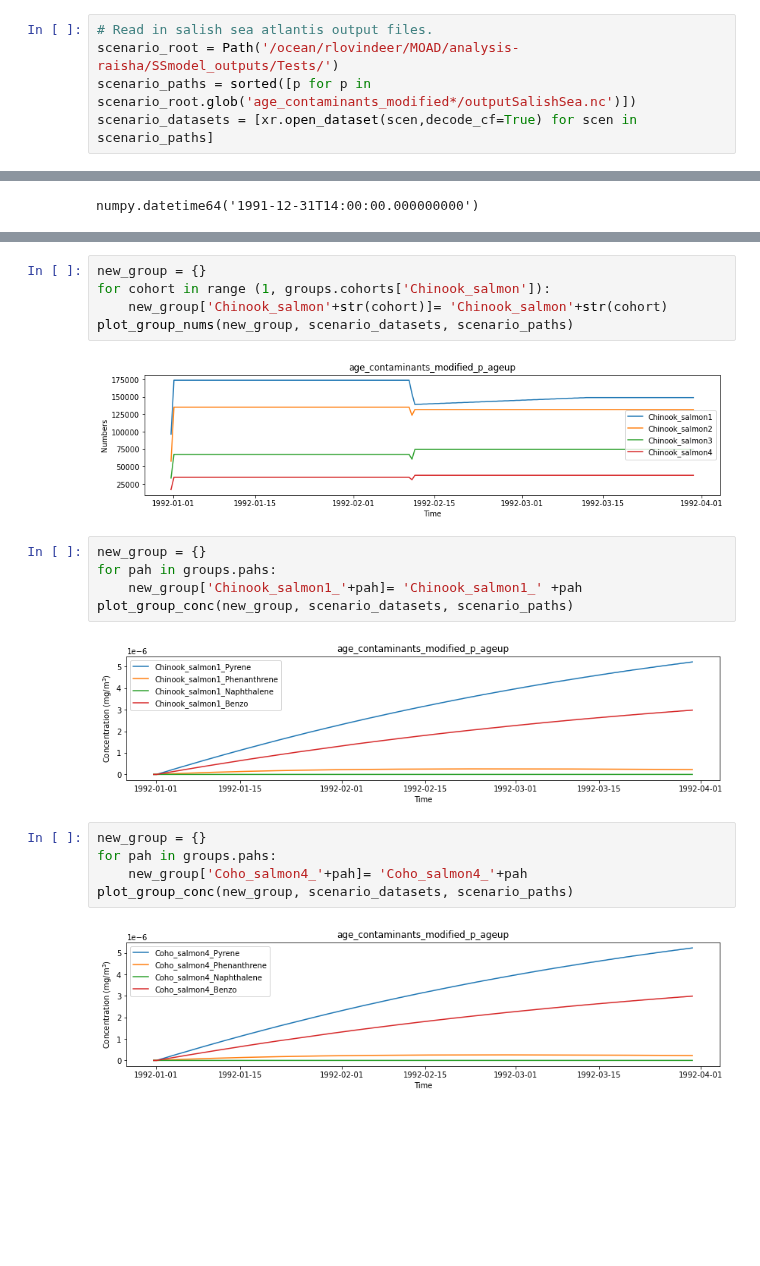
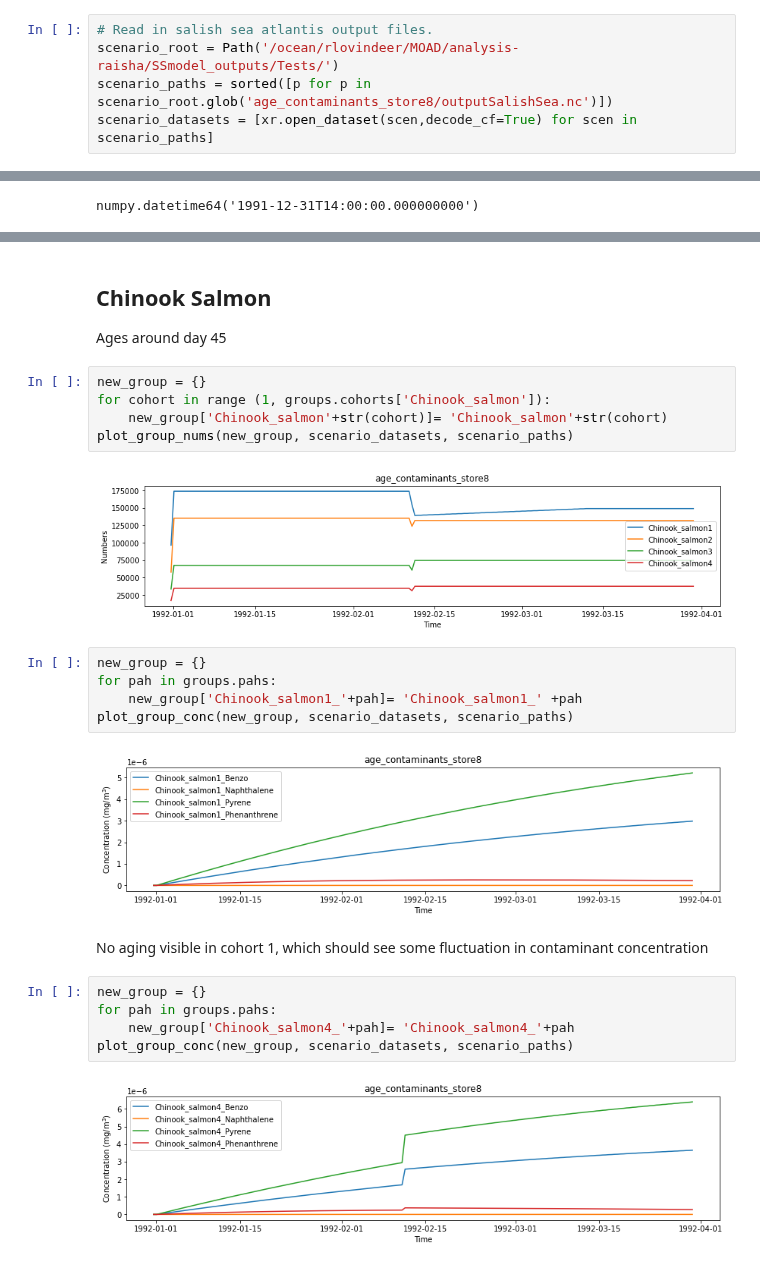
Before and after one commit to SS-Atlantis/analysis-raisha, a Jupyter notebook: notebooks/SSAM-debug-age-structured.ipynb, the cells around one changed output, grey strips where cells are left out. Cells and saved outputs as stored; diff of their text form; blank space fills up the shorter version.

```diff
--- a/notebooks/SSAM-debug-age-structured.ipynb
+++ b/notebooks/SSAM-debug-age-structured.ipynb
@@ -46,7 +46,7 @@ time = np.ma.filled(control.variables['t'], np.nan)
 # %%
 # Read in salish sea atlantis output files.
 scenario_root = Path('/ocean/rlovindeer/MOAD/analysis-raisha/SSmodel_outputs/Tests/')
-scenario_paths = sorted([p for p in scenario_root.glob('age_contaminants_modified*/outputSalishSea.nc')])
+scenario_paths = sorted([p for p in scenario_root.glob('age_contaminants_store8/outputSalishSea.nc')])
 scenario_datasets = [xr.open_dataset(scen,decode_cf=True) for scen in scenario_paths]
 # %%
 scenario_paths
@@ -123,21 +123,26 @@ plot_group_mass(groups.pahs, scenario_datasets, scenario_paths)
+# %% [markdown]
+## Chinook Salmon
+Ages around day 45
 # %%
 new_group = {}
 for cohort in range (1, groups.cohorts['Chinook_salmon']):
     new_group['Chinook_salmon'+str(cohort)]= 'Chinook_salmon'+str(cohort)
 plot_group_nums(new_group, scenario_datasets, scenario_paths)
 # %% [output]
-[figure, old version]
+[figure, new version]
 # %%
 new_group = {}
 for pah in groups.pahs:
     new_group['Chinook_salmon1_'+pah]= 'Chinook_salmon1_' +pah
 plot_group_conc(new_group, scenario_datasets, scenario_paths)
 # %% [output]
-[figure, old version]
+[figure, new version]
+# %% [markdown]
+No aging visible in cohort 1, which should see some fluctuation in contaminant concentration
 # %%
 new_group = {}
 for pah in groups.pahs:
-    new_group['Coho_salmon4_'+pah]= 'Coho_salmon4_'+pah
+    new_group['Chinook_salmon4_'+pah]= 'Chinook_salmon4_'+pah
 plot_group_conc(new_group, scenario_datasets, scenario_paths)
 # %% [output]
-[figure, old version]
+[figure, new version]
```
Also changed, not shown: parts of 34 cells of this notebook.
